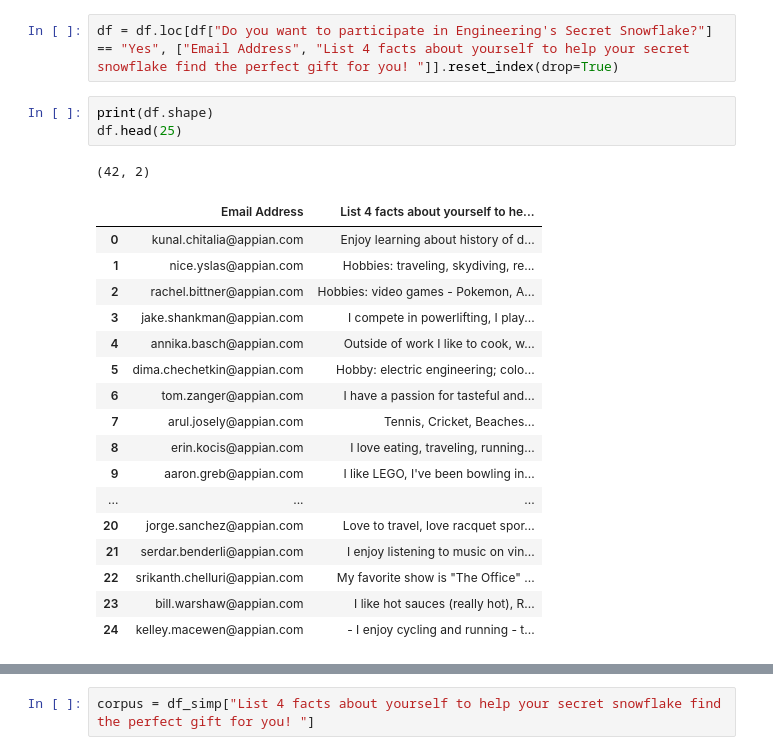
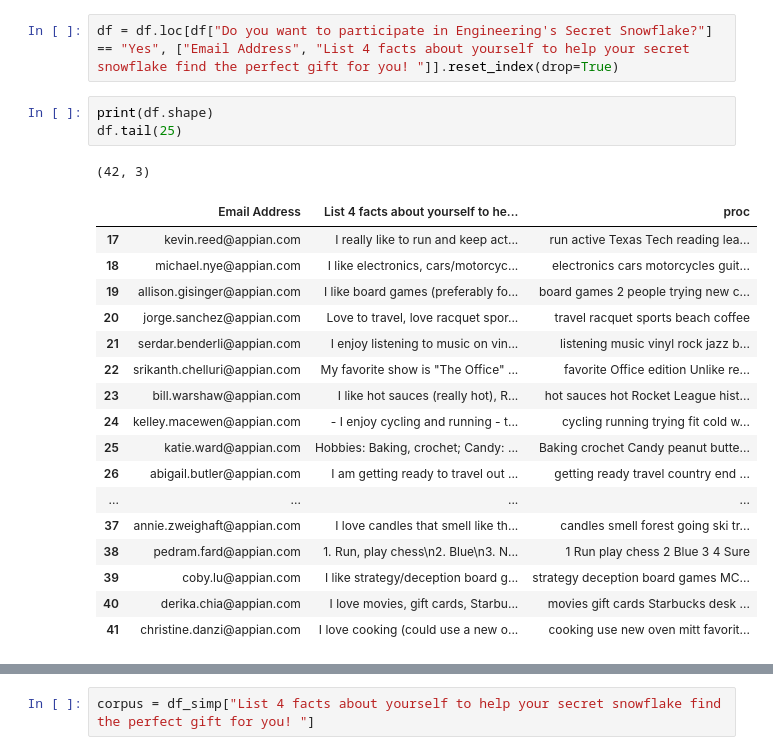
Before and after one commit to cobylu/secret-snowflake-matcher, a Jupyter notebook: Experimenting.ipynb, the cells around one changed output, grey strips where cells are left out. Drawn from its saved outputs; the diff is of its cells as text.

```diff
--- a/Experimenting.ipynb
+++ b/Experimenting.ipynb
@@ -21,26 +21,26 @@ df = pd.read_csv("Engineering Secret Snowflake 2019 (Responses) - Form Responses
 df = df.loc[df["Do you want to participate in Engineering's Secret Snowflake?"] == "Yes", ["Email Address", "List 4 facts about yourself to help your secret snowflake find the perfect gift for you! "]].reset_index(drop=True)
 # %%
 print(df.shape)
-df.head(25)
+df.tail(25)
 # %% [output]
-(42, 2)
+(42, 3)
-|  | Email Address | List 4 facts about yourself to he... |
-| 0 | kunal.chitalia@appian.com | Enjoy learning about history of d... |
-| 1 | nice.yslas@appian.com | Hobbies: traveling, skydiving, re... |
-| 2 | rachel.bittner@appian.com | Hobbies: video games - Pokemon, A... |
-| 3 | jake.shankman@appian.com | I compete in powerlifting, I play... |
-| 4 | annika.basch@appian.com | Outside of work I like to cook, w... |
-| 5 | dima.chechetkin@appian.com | Hobby: electric engineering; colo... |
-| 6 | tom.zanger@appian.com | I have a passion for tasteful and... |
-| 7 | arul.josely@appian.com | Tennis, Cricket, Beaches... |
-| 8 | erin.kocis@appian.com | I love eating, traveling, running... |
-| 9 | aaron.greb@appian.com | I like LEGO, I've been bowling in... |
-| ... | ... | ... |
-| 20 | jorge.sanchez@appian.com | Love to travel, love racquet spor... |
-| 21 | serdar.benderli@appian.com | I enjoy listening to music on vin... |
-| 22 | srikanth.chelluri@appian.com | My favorite show is "The Office" ... |
-| 23 | bill.warshaw@appian.com | I like hot sauces (really hot), R... |
-| 24 | kelley.macewen@appian.com | - I enjoy cycling and running - t... |
+|  | Email Address | List 4 facts about yourself to he... | proc |
+| 17 | kevin.reed@appian.com | I really like to run and keep act... | run active Texas Tech reading lea... |
+| 18 | michael.nye@appian.com | I like electronics, cars/motorcyc... | electronics cars motorcycles guit... |
+| 19 | allison.gisinger@appian.com | I like board games (preferably fo... | board games 2 people trying new c... |
+| 20 | jorge.sanchez@appian.com | Love to travel, love racquet spor... | travel racquet sports beach coffee |
+| 21 | serdar.benderli@appian.com | I enjoy listening to music on vin... | listening music vinyl rock jazz b... |
+| 22 | srikanth.chelluri@appian.com | My favorite show is "The Office" ... | favorite Office edition Unlike re... |
+| 23 | bill.warshaw@appian.com | I like hot sauces (really hot), R... | hot sauces hot Rocket League hist... |
+| 24 | kelley.macewen@appian.com | - I enjoy cycling and running - t... | cycling running trying fit cold w... |
+| 25 | katie.ward@appian.com | Hobbies: Baking, crochet; Candy: ... | Baking crochet Candy peanut butte... |
+| 26 | abigail.butler@appian.com | I am getting ready to travel out ... | getting ready travel country end ... |
+| ... | ... | ... | ... |
+| 37 | annie.zweighaft@appian.com | I love candles that smell like th... | candles smell forest going ski tr... |
+| 38 | pedram.fard@appian.com | 1. Run, play chess\n2. Blue\n3. N... | 1 Run play chess 2 Blue 3 4 Sure |
+| 39 | coby.lu@appian.com | I like strategy/deception board g... | strategy deception board games MC... |
+| 40 | derika.chia@appian.com | I love movies, gift cards, Starbu... | movies gift cards Starbucks desk ... |
+| 41 | christine.danzi@appian.com | I love cooking (could use a new o... | cooking use new oven mitt favorit... |
 # %%
 df_simp = df.loc[[1, 2, 8, 12, 20, 31, 39]].reset_index(drop=True)
 df_simp.head(7)
```
Also changed, not shown: parts of 24 cells of this notebook, 1 other file.
